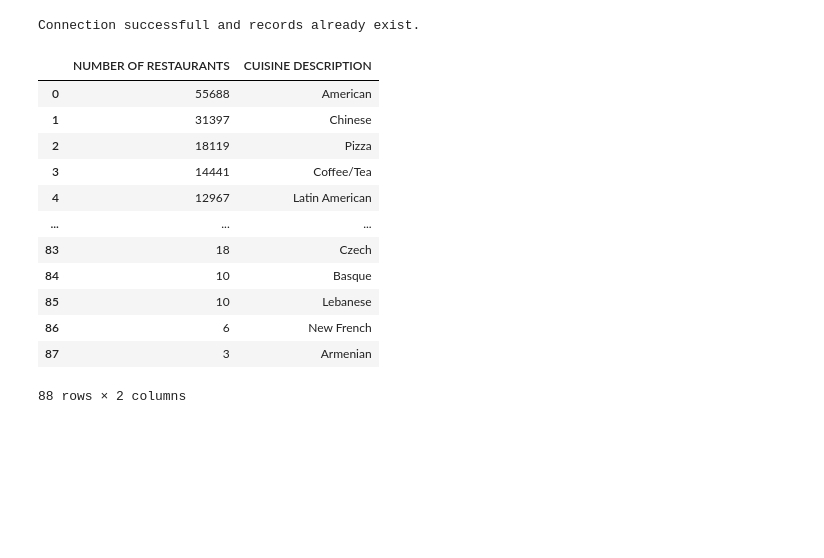
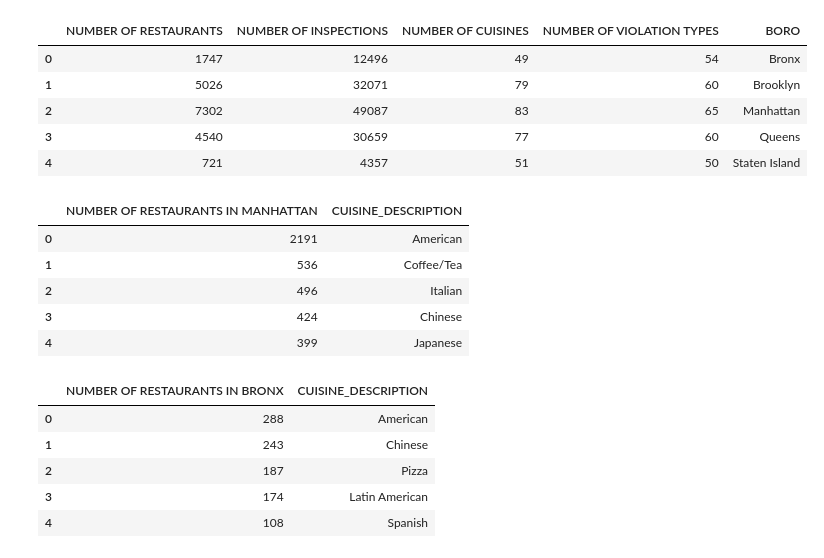
Before and after one commit to IfElseRun/Python-Data-Analysis, a Jupyter notebook: popularity.ipynb, the cells around one changed output. Drawn from its saved outputs; the diff is of its cells as text; code cells hidden in the pictures; blank space fills up the shorter version.

```diff
--- a/popularity.ipynb
+++ b/popularity.ipynb
@@ -1,35 +1,62 @@
 # %%
 from connection import MySQLConnection
 import pandas as pd
 import matplotlib.pyplot as plt
 import seaborn as sns
-
+import numpy as np
 #Data overview
 
 new_connection = MySQLConnection()
- # SQL query of Total Number of Records taken from NYC Data
-q1 = (
-      '''SELECT count(CAMIS) as `NUMBER OF RESTAURANTS`,
-          `CUISINE DESCRIPTION` FROM DOHMH_New_York_City_Restaurant_Inspection_Results
-GROUP BY `CUISINE DESCRIPTION` ORDER BY `NUMBER OF RESTAURANTS` DESC
-limit 999999'''
+ # SQL query to show number of restaurants, number of inspections and violation types by boro after 1.1.2018
+q1 = ( '''SELECT count( DISTINCT DBA) as `NUMBER OF RESTAURANTS`,
+       count(DBA) as `NUMBER OF INSPECTIONS`,
+       count(DISTINCT CUISINE_DESCRIPTION) as `NUMBER OF CUISINES`,
+       count(DISTINCT VIOLATION_CODE) as `NUMBER OF VIOLATION TYPES`,
+       BORO
+FROM nyc_restaurants.clean_data
+GROUP BY BORO'''
       )
 
 # Convert the SQL query to Pandas data Frame
 r1 = pd.read_sql(q1,  new_connection.con)
 r1
 # %% [output]
-Connection successfull and records already exist.
-|  | NUMBER OF RESTAURANTS | CUISINE DESCRIPTION |
-| 0 | 55688 | American |
-| 1 | 31397 | Chinese |
-| 2 | 18119 | Pizza |
-| 3 | 14441 | Coffee/Tea |
-| 4 | 12967 | Latin American |
-| ... | ... | ... |
-| 83 | 18 | Czech |
-| 84 | 10 | Basque |
-| 85 | 10 | Lebanese |
-| 86 | 6 | New French |
-| 87 | 3 | Armenian |
+|  | NUMBER OF RESTAURANTS | NUMBER OF INSPECTIONS | NUMBER OF CUISINES | NUMBER OF VIOLATION TYPES | BORO |
+| 0 | 1747 | 12496 | 49 | 54 | Bronx |
+| 1 | 5026 | 32071 | 79 | 60 | Brooklyn |
+| 2 | 7302 | 49087 | 83 | 65 | Manhattan |
+| 3 | 4540 | 30659 | 77 | 60 | Queens |
+| 4 | 721 | 4357 | 51 | 50 | Staten Island |
-88 rows × 2 columns
+# %%
+ # SQL query
+import warnings
+warnings.filterwarnings('ignore')
+top_cuisine_manhattan = ( '''SELECT count(DISTINCT DBA) as `NUMBER OF RESTAURANTS IN MANHATTAN`, CUISINE_DESCRIPTION FROM nyc_restaurants.clean_data WHERE BORO = "Manhattan" GROUP BY CUISINE_DESCRIPTION ORDER BY `NUMBER OF RESTAURANTS IN MANHATTAN` desc LIMIT 5''' )
+top_cuisine_bronx = ( '''SELECT count(DISTINCT DBA) as `NUMBER OF RESTAURANTS IN BRONX`, CUISINE_DESCRIPTION FROM nyc_restaurants.clean_data WHERE BORO = "Bronx" GROUP BY CUISINE_DESCRIPTION ORDER BY `NUMBER OF RESTAURANTS IN BRONX` desc LIMIT 5''' )
+top_cuisine_si = ( '''SELECT count(DISTINCT DBA) as `NUMBER OF RESTAURANTS IN STATEN ISLAND`, CUISINE_DESCRIPTION FROM nyc_restaurants.clean_data WHERE BORO = "Staten Island" GROUP BY CUISINE_DESCRIPTION ORDER BY `NUMBER OF RESTAURANTS IN STATEN ISLAND` DESC LIMIT 5''' )
+top_cuisine_brooklyn = ( '''SELECT count(DISTINCT DBA) as `NUMBER OF RESTAURANTS IN BROOKLYN`, CUISINE_DESCRIPTION FROM nyc_restaurants.clean_data WHERE BORO = "Brooklyn" GROUP BY CUISINE_DESCRIPTION ORDER BY `NUMBER OF RESTAURANTS IN BROOKLYN` DESC LIMIT 5''' )
+top_cuisine_queens = ( '''SELECT count(DISTINCT DBA) as `NUMBER OF RESTAURANTS IN QUEENS`, CUISINE_DESCRIPTION FROM nyc_restaurants.clean_data WHERE BORO = "Queens" GROUP BY CUISINE_DESCRIPTION ORDER BY `NUMBER OF RESTAURANTS IN QUEENS` DESC LIMIT 5''' )
+
+# Convert the SQL query to Pandas data Frame
+tc_m  = pd.read_sql(top_cuisine_manhattan,  new_connection.con)
+tc_bx = pd.read_sql(top_cuisine_bronx,  new_connection.con)
+tc_si = pd.read_sql(top_cuisine_si,  new_connection.con)
+tc_b  = pd.read_sql(top_cuisine_brooklyn,  new_connection.con)
+tc_q  = pd.read_sql(top_cuisine_queens,  new_connection.con)
+tc_m
+# %% [output]
+|  | NUMBER OF RESTAURANTS IN MANHATTAN | CUISINE_DESCRIPTION |
+| 0 | 2191 | American |
+| 1 | 536 | Coffee/Tea |
+| 2 | 496 | Italian |
+| 3 | 424 | Chinese |
+| 4 | 399 | Japanese |
+# %%
+tc_bx
+# %% [output]
+|  | NUMBER OF RESTAURANTS IN BRONX | CUISINE_DESCRIPTION |
+| 0 | 288 | American |
+| 1 | 243 | Chinese |
+| 2 | 187 | Pizza |
+| 3 | 174 | Latin American |
+| 4 | 108 | Spanish |
```
Also changed, not shown: parts of 6 cells of this notebook, 1 other file.
